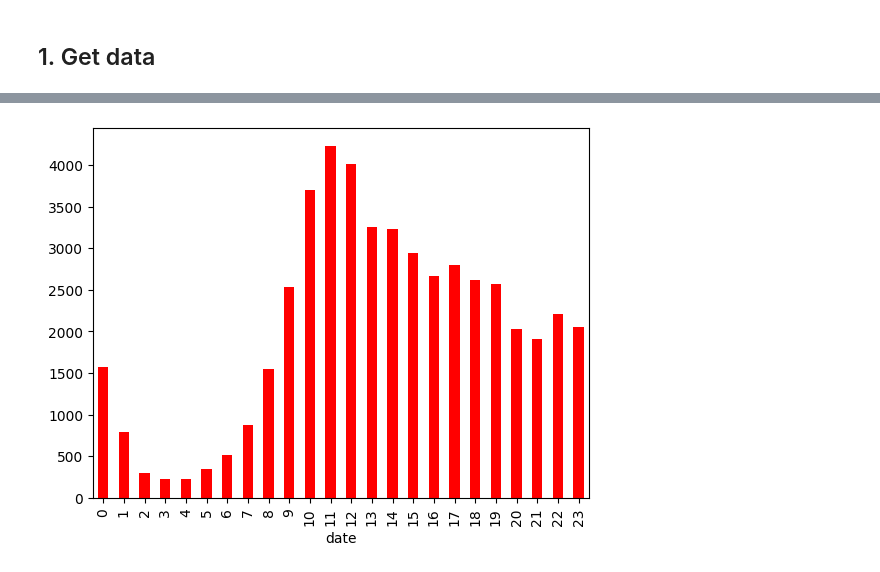
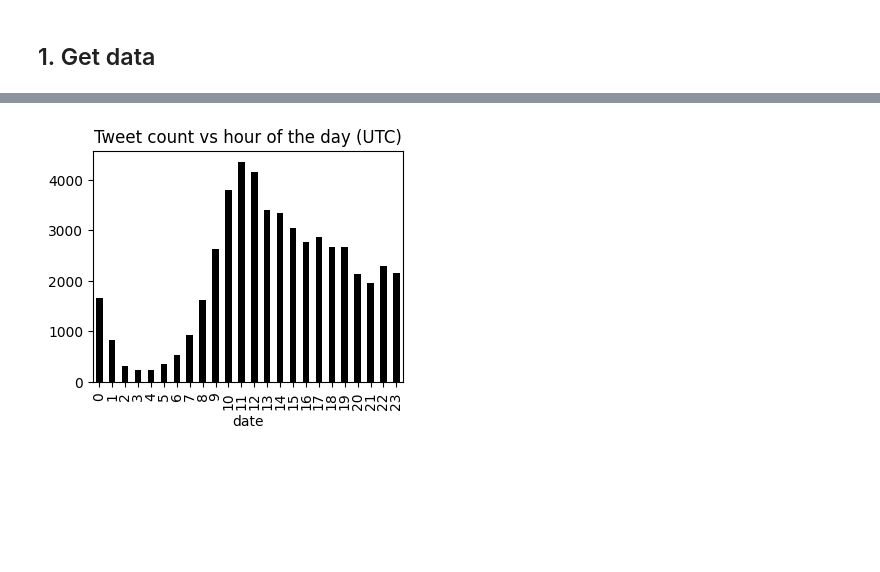
Before and after one commit to barancimen/rival-analysis, a Jupyter notebook: main.ipynb, the cells around one changed output, grey strips where cells are left out. Cells and saved outputs as stored; diff of their text form; code cells hidden in the pictures; blank space fills up the shorter version.

```diff
--- a/main.ipynb
+++ b/main.ipynb
@@ -22,3 +29,5 @@ Daily median character length:
 # %%
-tweets.data.set_index('date').dropna().text.apply(lambda y: min(len(y), 280)).resample('D').median().plot(c = 'b', lw = .5, figsize=(10,5));
+tweets.data.set_index('date').dropna().text.apply(lambda y: len(y)).resample('D').median().plot(
+    c = 'k', lw = .5, figsize=(4,3), title = 'Daily median character lengths'
+);
 # %% [output]
@@ -28,4 +35,6 @@ Tweet count vs hour of day (UTC):
 # %%
-tweets.data.groupby(tweets.data.date.dt.hour).size().plot.bar(color = 'r');
+tweets.data.groupby(tweets.data.date.dt.hour).size().plot.bar(
+    color = 'k', figsize=(4,3), title = 'Tweet count vs hour of the day (UTC)'
+);
 # %% [output]
-[figure, old version]
+[figure, new version]
```
Also changed, not shown: parts of 30 cells of this notebook, 7 other files.
